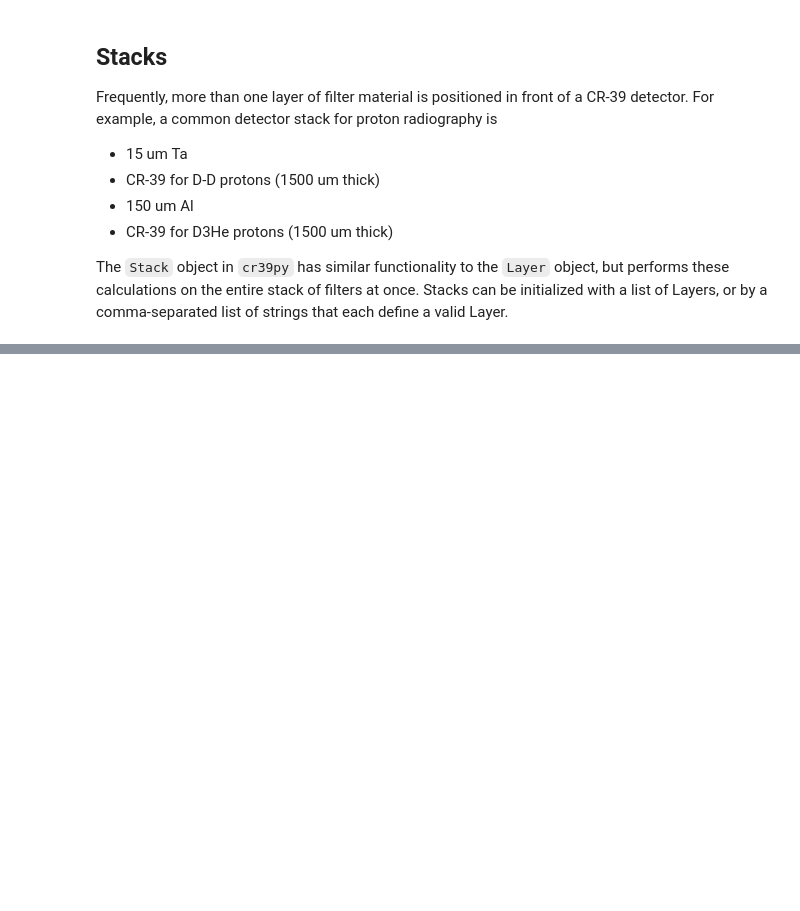
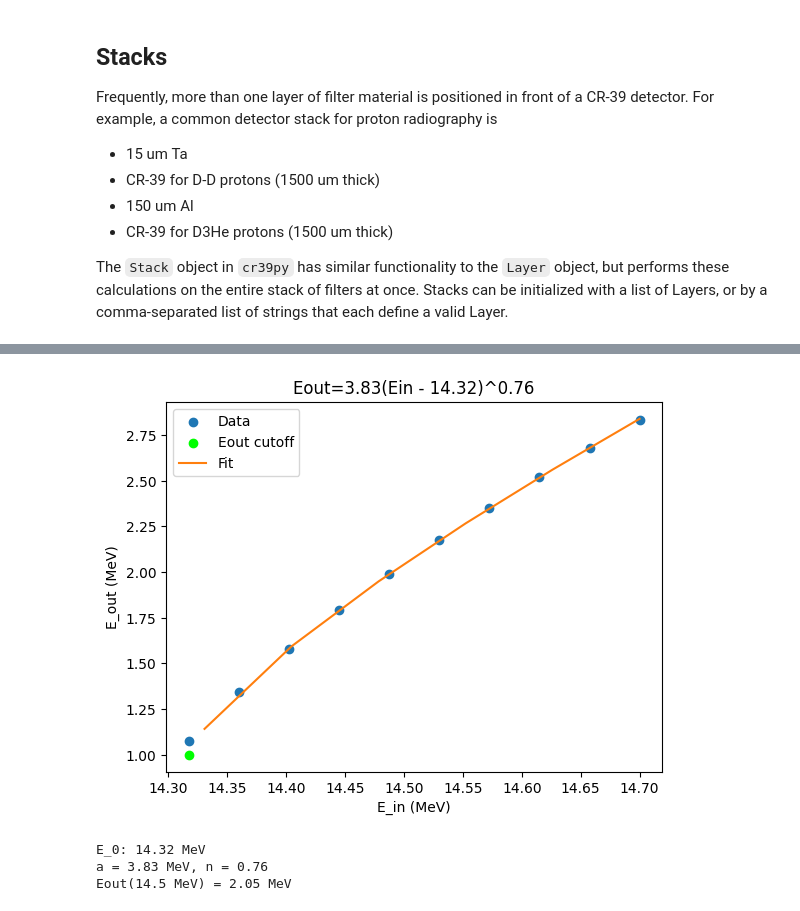
Before and after one commit to pheuer/cr39py, a Jupyter notebook: docs/source/notebooks/filtration_stacks.ipynb, the cells around one changed output, grey strips where cells are left out. Saved outputs shown, nothing was run; the diff lists cells and outputs as text; code cells hidden in the pictures; blank space fills up the shorter version.

Commit message:
Add reduced ranging model to filtration notebook

```diff
--- a/docs/source/notebooks/filtration_stacks.ipynb
+++ b/docs/source/notebooks/filtration_stacks.ipynb
@@ -82,0 +107,16 @@ print(f"The energy on the front face of the second piece of CR-39 will be {Eout.
+# %%
+s = Stack.from_string('15 um Ta, 1.5 mm CR-39, 150 um Al')
+coeffs, model = s.reduced_ranging_model(particle='proton',
+                                        eout_cutoff=1*u.MeV,
+                                        ein_max=14.7*u.MeV,
+                                        plot=True)
+# %% [output]
+[figure, added]
+# %%
+print(f"E_0: {coeffs[0]:.2f} MeV")
+print(f"a = {coeffs[1]:.2f} MeV, n = {coeffs[2]:.2f}")
+print(f"Eout(14.5 MeV) = {model(14.5*u.MeV)[0].m_as(u.MeV):.2f} MeV")
+# %% [output]
+E_0: 14.32 MeV
+a = 3.83 MeV, n = 0.76
+Eout(14.5 MeV) = 2.05 MeV
```
Also changed, not shown: parts of 6 cells of this notebook, 1 other file.
